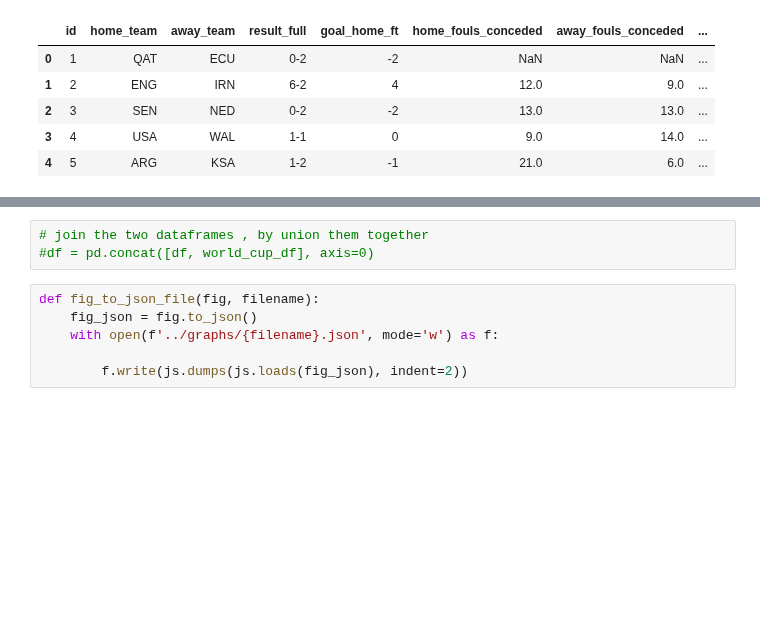
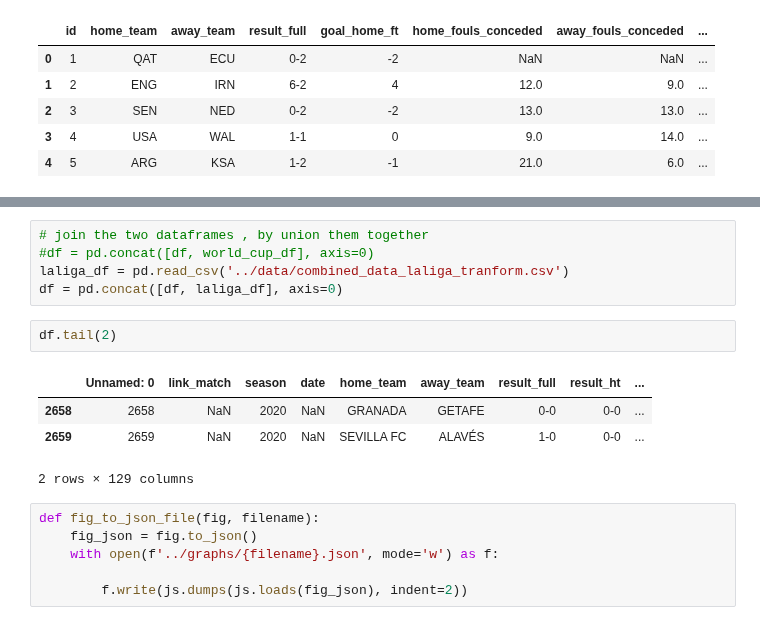
Before and after one commit to 1shaked/year_3, a Jupyter notebook: BI/ETL/df_full_premierleague.ipynb, the cells around one changed output, grey strips where cells are left out. Drawn from its saved outputs; the diff is of its cells as text; blank space fills up the shorter version.

```diff
--- a/BI/ETL/df_full_premierleague.ipynb
+++ b/BI/ETL/df_full_premierleague.ipynb
@@ -41,6 +41,15 @@ df.head()
 # %%
 # join the two dataframes , by union them together
 #df = pd.concat([df, world_cup_df], axis=0)
+laliga_df = pd.read_csv('../data/combined_data_laliga_tranform.csv')
+df = pd.concat([df, laliga_df], axis=0)
+# %%
+df.tail(2)
+# %% [output]
+|  | Unnamed: 0 | link_match | season | date | home_team | away_team | result_full | result_ht | ... |
+| 2658 | 2658 | NaN | 2020 | NaN | GRANADA | GETAFE | 0-0 | 0-0 | ... |
+| 2659 | 2659 | NaN | 2020 | NaN | SEVILLA FC | ALAVÉS | 1-0 | 0-0 | ... |
+2 rows × 129 columns
 # %%
 def fig_to_json_file(fig, filename):
     fig_json = fig.to_json()
```
Also changed, not shown: parts of 6 cells of this notebook, 3 other files.
